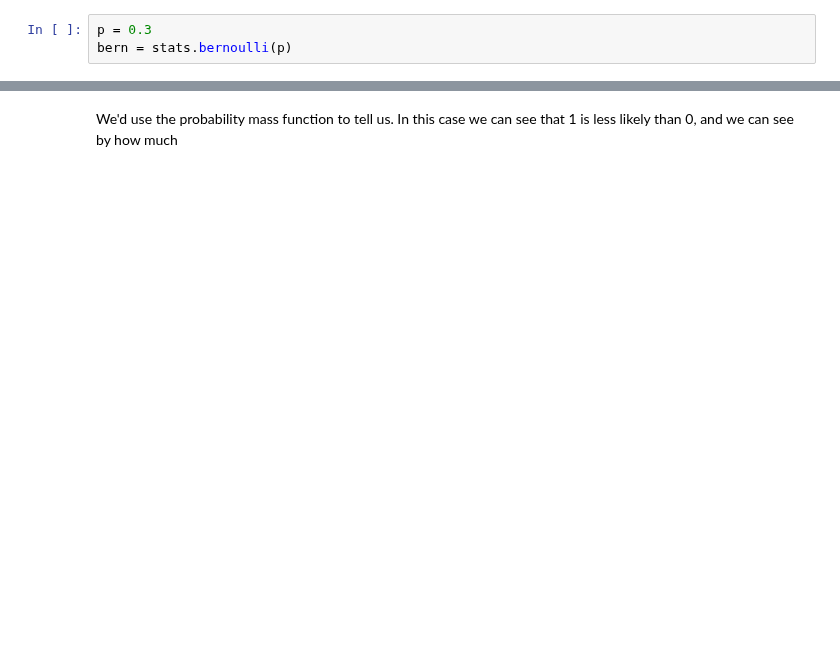
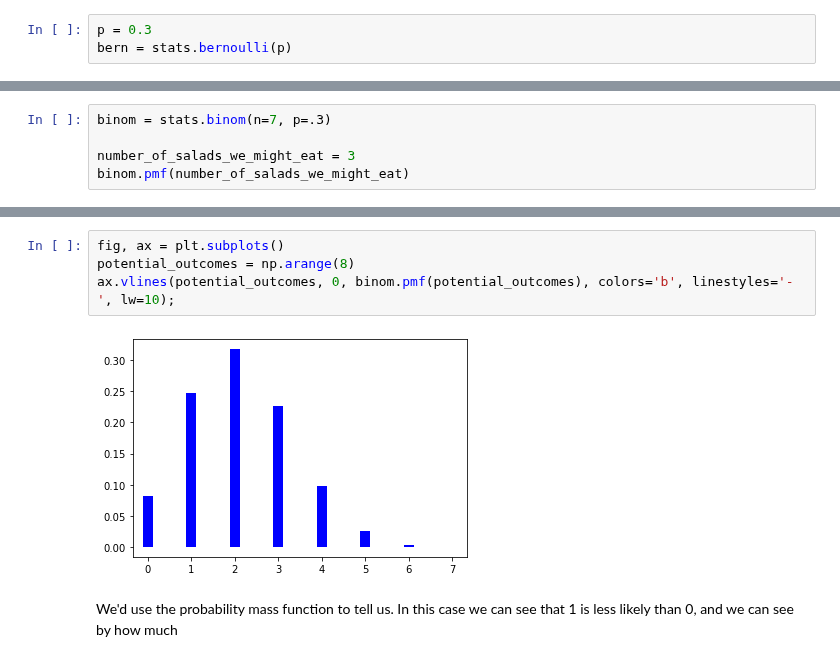
Before and after one commit to AlexAndorra/notebooks-experiments, a Jupyter notebook: lesson_2/Section_2.2.ipynb, the cells around one changed output, grey strips where cells are left out. Drawn from its saved outputs; the diff is of its cells as text; blank space fills up the shorter version.

```diff
--- a/lesson_2/Section_2.4.ipynb
+++ b/lesson_2/Section_2.2.ipynb
@@ -53,0 +106,5 @@ bern.pmf(1), bern.pmf(0)
+# %%
+binom = stats.binom(n=7, p=.3)
+
+number_of_salads_we_might_eat = 3
+binom.pmf(number_of_salads_we_might_eat)
@@ -54,2 +118,8 @@ bern.pmf(1), bern.pmf(0)
+# %%
+fig, ax = plt.subplots()
+potential_outcomes = np.arange(8)
+ax.vlines(potential_outcomes, 0, binom.pmf(potential_outcomes), colors='b', linestyles='-', lw=10);
+# %% [output]
+[figure, added]
 # %% [markdown]
 We'd use the probability mass function to tell us. In this case we can see that 1 is less likely than 0, and we can see by how much
```
Also changed, not shown: parts of 38 cells of this notebook, 2 other files.
